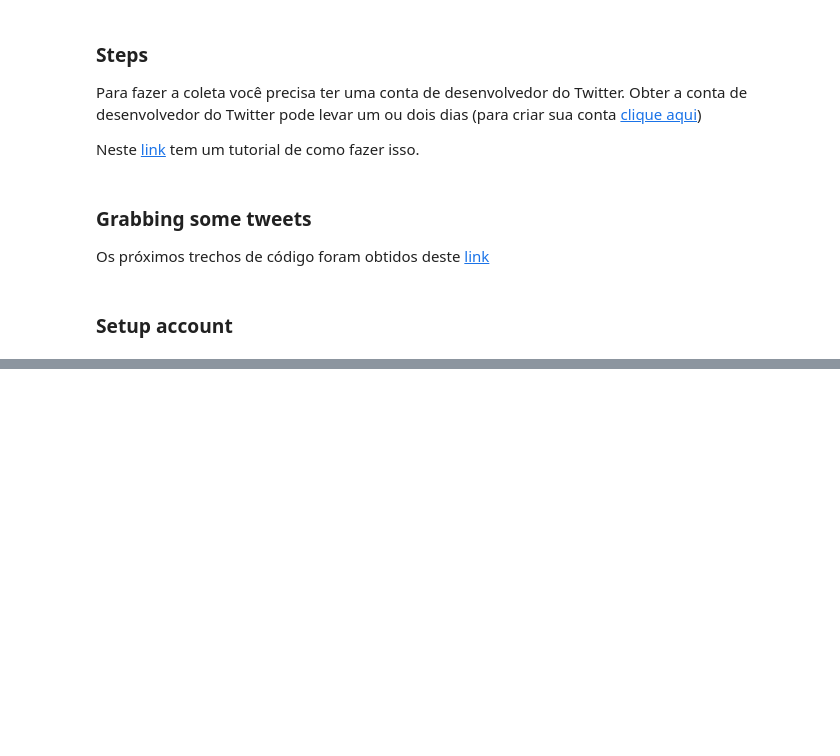
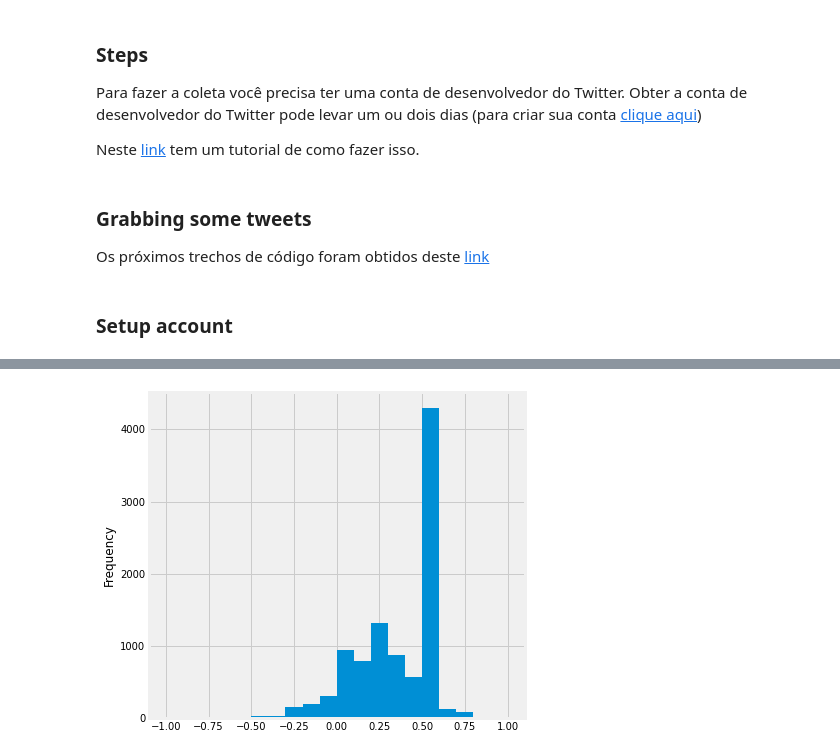
Before and after one commit to ShutDownMan/MinerandoDados, a Jupyter notebook: Trabalho 3/Trabalho_3.ipynb, the cells around one changed output, grey strips where cells are left out. Cells and saved outputs as stored; diff of their text form; code cells hidden in the pictures; blank space fills up the shorter version.

```diff
--- a/Trabalho 3/Trabalho_3.ipynb
+++ b/Trabalho 3/Trabalho_3.ipynb
@@ -144,0 +178,11 @@ https://colab.research.google.com/github/d2l-ai/d2l-en-colab/blob/master/chapter
+# %%
+# perform sentiment analysis
+from textblob import TextBlob
+
+
+def sentiment_analysis(df):
+    df['sentiment'] = df['text'].apply(lambda x: TextBlob(x).sentiment.polarity)
+    return df
+
+df = sentiment_analysis(df)
+display(df[['text', 'sentiment']].head())
@@ -144,0 +196,6 @@ https://colab.research.google.com/github/d2l-ai/d2l-en-colab/blob/master/chapter
+# %%
+# create sentiment graph
+df['sentiment'].plot(kind='hist', bins=20, figsize=(6, 6))
+plt.show()
+# %% [output]
+[figure, added]
```
Also changed, not shown: parts of 40 cells of this notebook, 1 other file.
